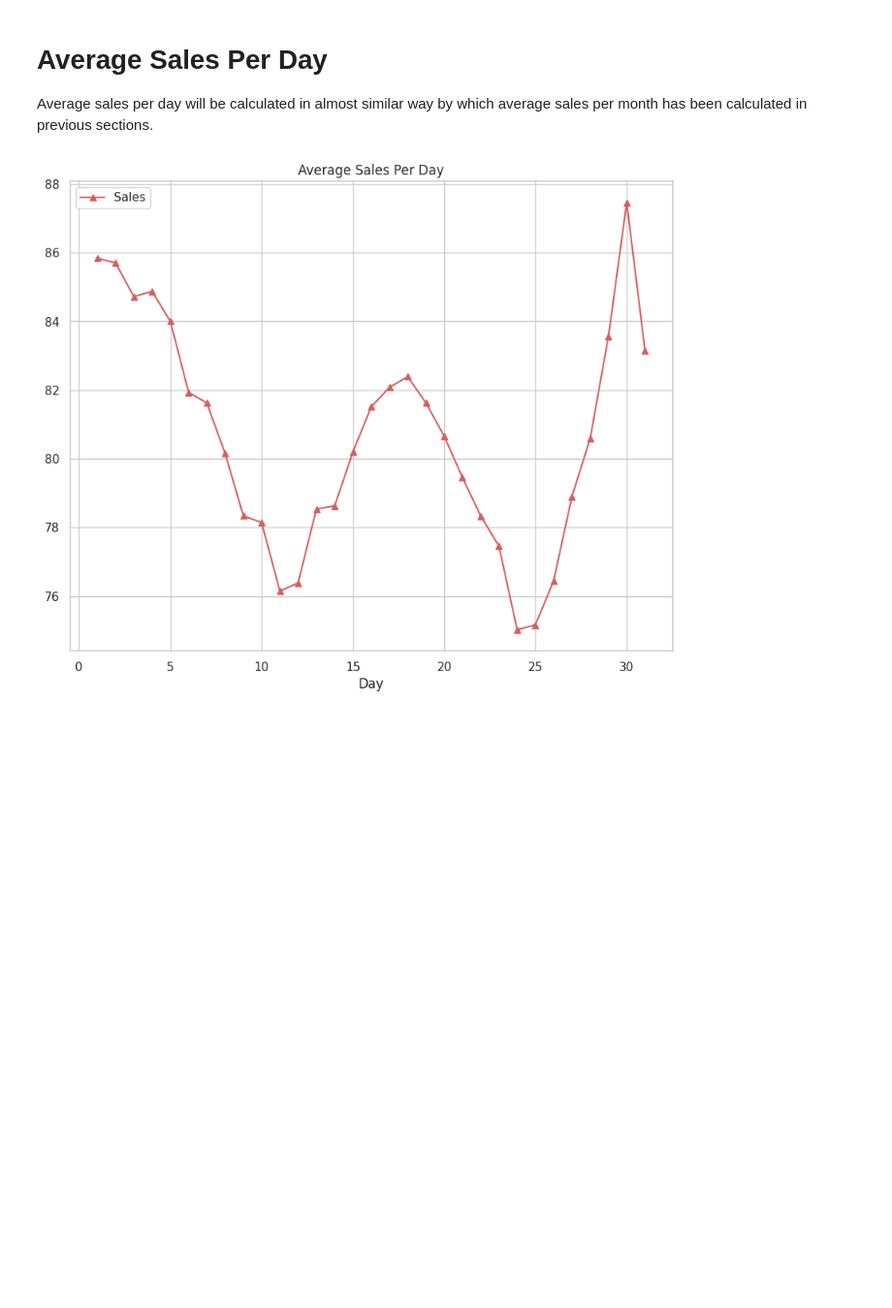
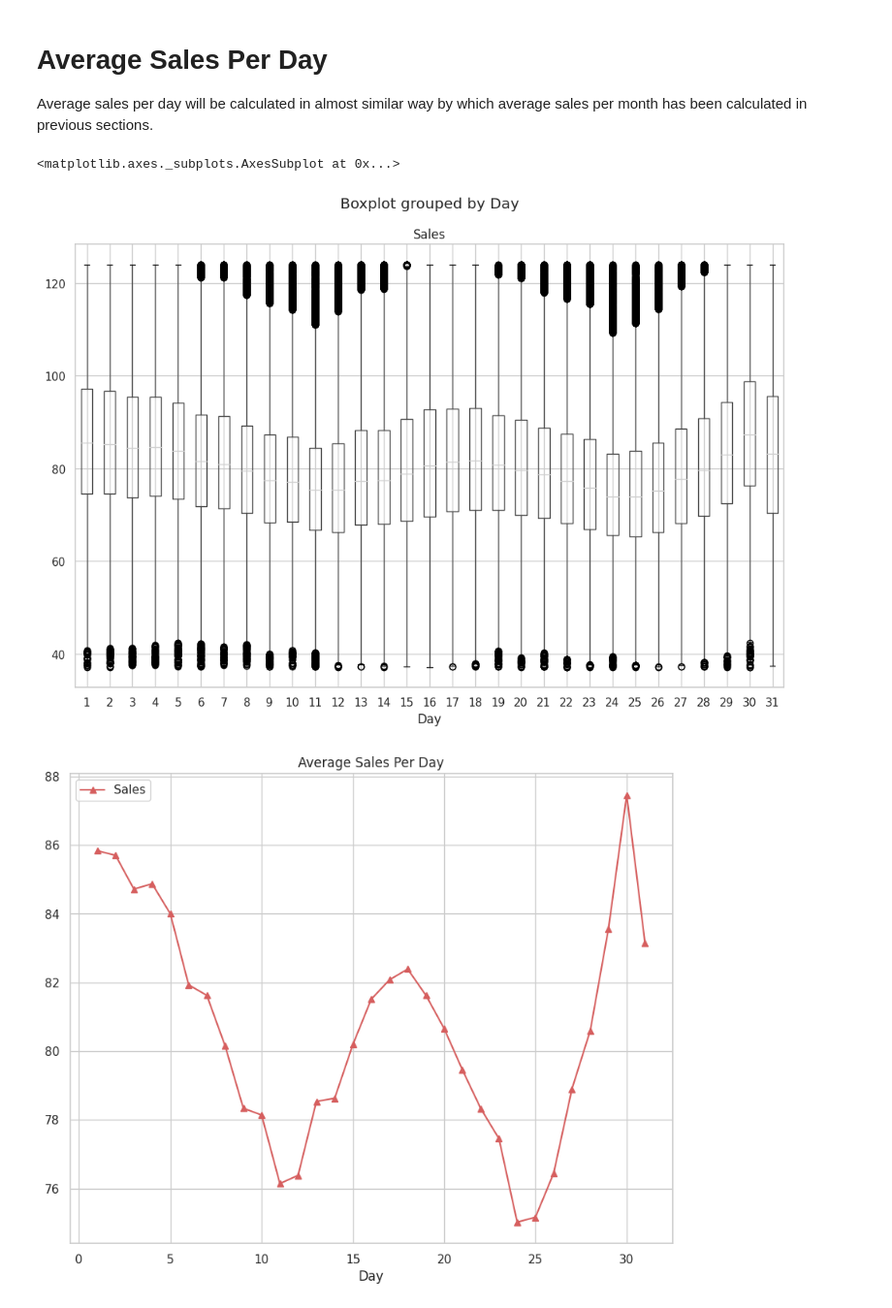
Before and after one commit to saptaksubhra/Regression-ML-Retail-Sales-Prediction-Rossmann, a Jupyter notebook: Rossmann_Sales_Prediction_Final_Notebook_Capstone_Project.ipynb, the cells around one changed output. Shown at 97% size. Drawn from its saved outputs; the diff is of its cells as text; code cells hidden in the pictures; blank space fills up the shorter version.

```diff
--- a/Rossmann_Sales_Prediction_Final_Notebook_Capstone_Project.ipynb
+++ b/Rossmann_Sales_Prediction_Final_Notebook_Capstone_Project.ipynb
@@ -1080,6 +1103,13 @@ plt.show()
 # Average Sales Per Day
 
 Average sales per day will be calculated in almost similar way by which average sales per month has been calculated in previous sections.
+# %%
+# Average sales per day through boxplot
+
+df_sales_Rossmann.boxplot(column = 'Sales', by = 'Day')
+# %% [output]
+<matplotlib.axes._subplots.AxesSubplot at 0x...>
+[figure, added]
 # %%
 # Data visualization of average sales per day
 
```
Also changed, not shown: parts of 44 cells of this notebook.
